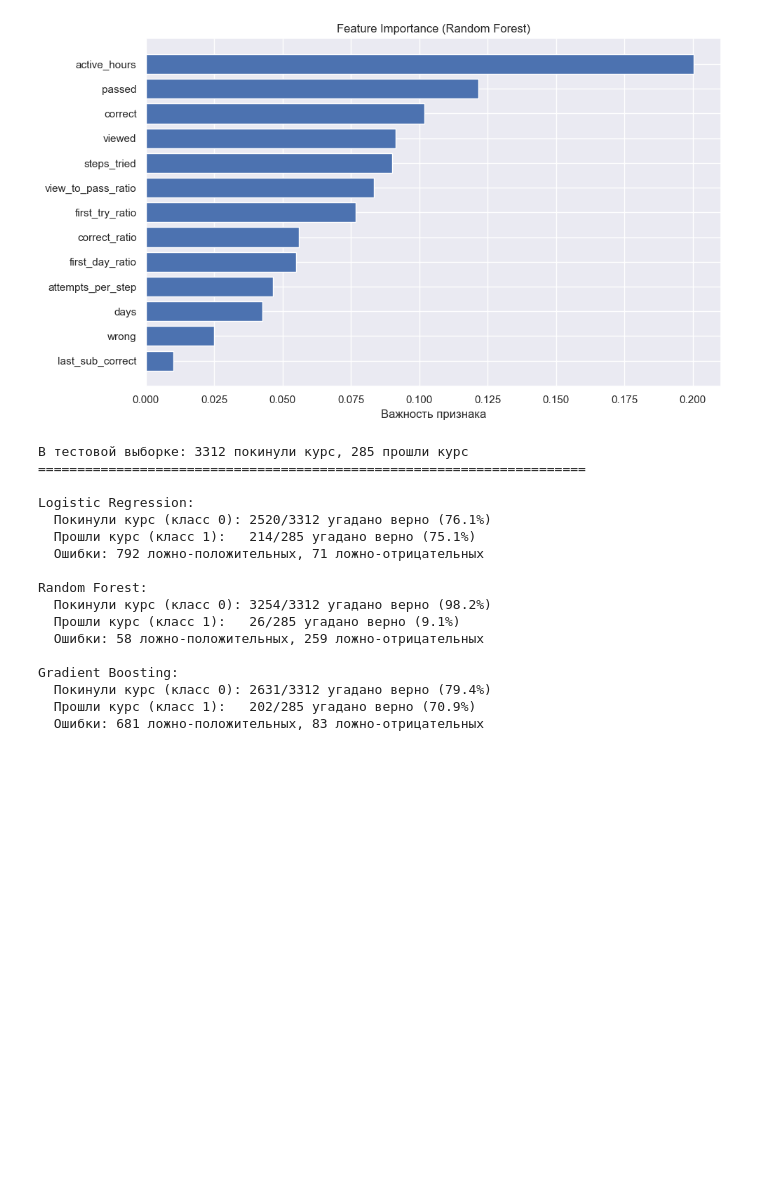
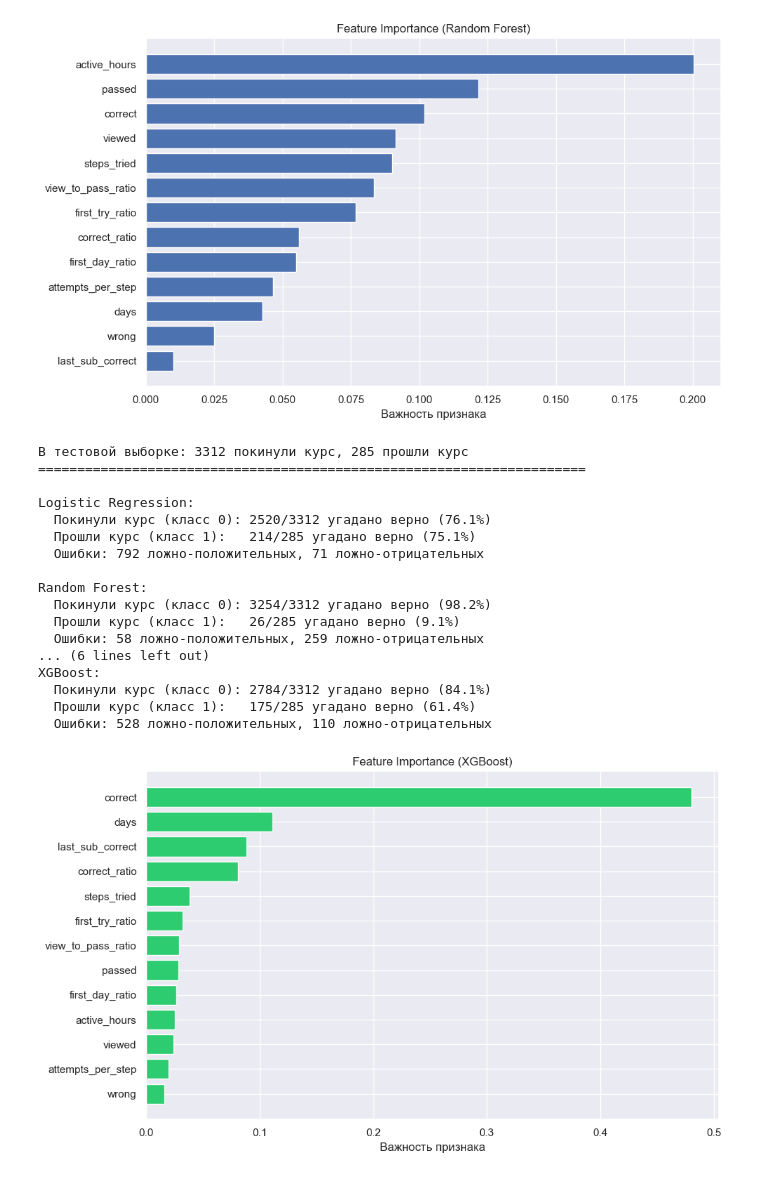
Before and after one commit to SergeySemenov314/stepik_retention_models, a Jupyter notebook: Untitled.ipynb, the cells around one changed output. Drawn from its saved outputs; the diff is of its cells as text; code cells hidden in the pictures; blank space fills up the shorter version.

```diff
--- a/Untitled.ipynb
+++ b/Untitled.ipynb
@@ -988,7 +1030,8 @@ from sklearn.metrics import confusion_matrix
 models = {
     'Logistic Regression': (lr_model, X_test_scaled),
     'Random Forest': (rf_model, X_test),
-    'Gradient Boosting': (gb_model, X_test)
+    'Gradient Boosting': (gb_model, X_test),
+    'XGBoost': (xgb_model, X_test)
 }
 
 # Реальное распределение в тесте
@@ -1019,8 +1062,23 @@ Random Forest:
   Покинули курс (класс 0): 3254/3312 угадано верно (98.2%)
   Прошли курс (класс 1):   26/285 угадано верно (9.1%)
   Ошибки: 58 ложно-положительных, 259 ложно-отрицательных
-
-Gradient Boosting:
-  Покинули курс (класс 0): 2631/3312 угадано верно (79.4%)
-  Прошли курс (класс 1):   202/285 угадано верно (70.9%)
-  Ошибки: 681 ложно-положительных, 83 ложно-отрицательных
+... (6 lines left out)
+XGBoost:
+  Покинули курс (класс 0): 2784/3312 угадано верно (84.1%)
+  Прошли курс (класс 1):   175/285 угадано верно (61.4%)
+  Ошибки: 528 ложно-положительных, 110 ложно-отрицательных
+# %%
+# === FEATURE IMPORTANCE (XGBoost) ===
+xgb_importance = pd.DataFrame({
+    'feature': X.columns,
+    'importance': xgb_model.feature_importances_
+}).sort_values('importance', ascending=True)
+
+plt.figure(figsize=(10, 6))
+plt.barh(xgb_importance['feature'], xgb_importance['importance'], color='#2ecc71')
+plt.xlabel('Важность признака')
+plt.title('Feature Importance (XGBoost)')
+plt.tight_layout()
+plt.show()
+# %% [output]
+[figure, added]
```
Also changed, not shown: parts of 3 cells of this notebook.
